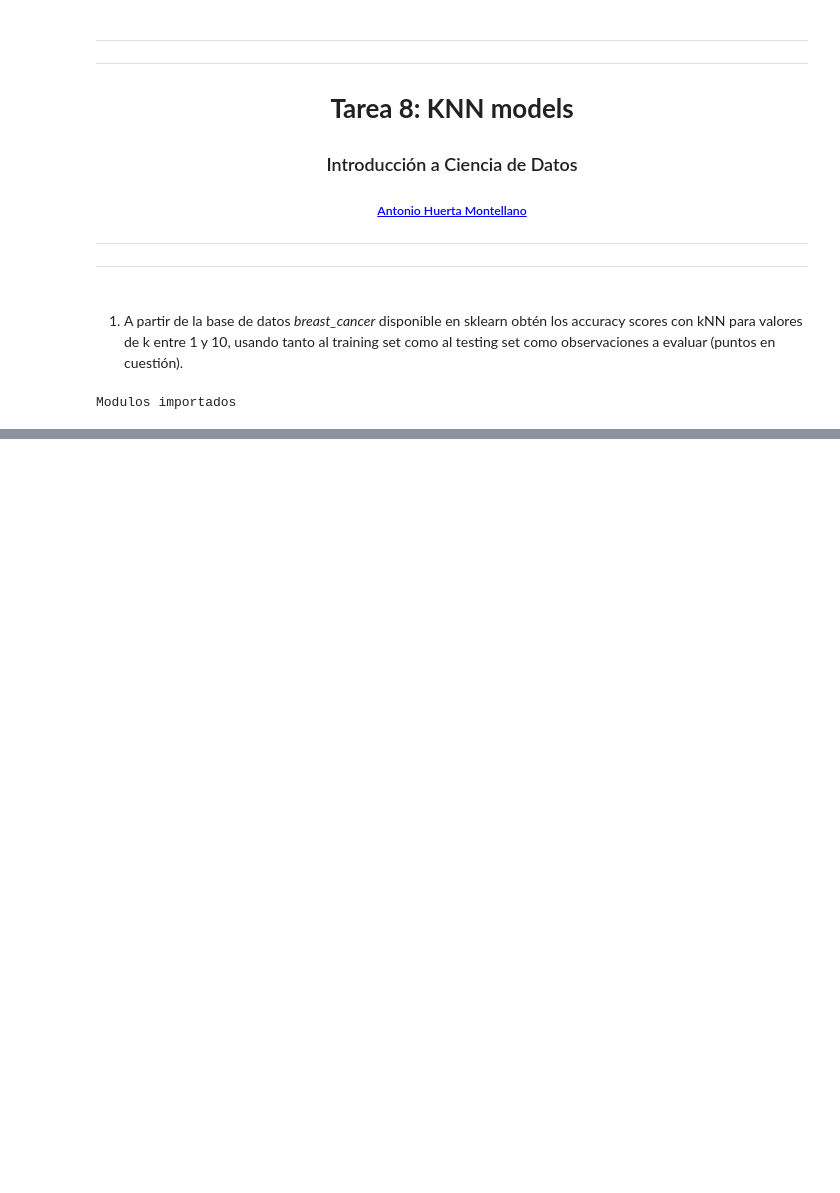
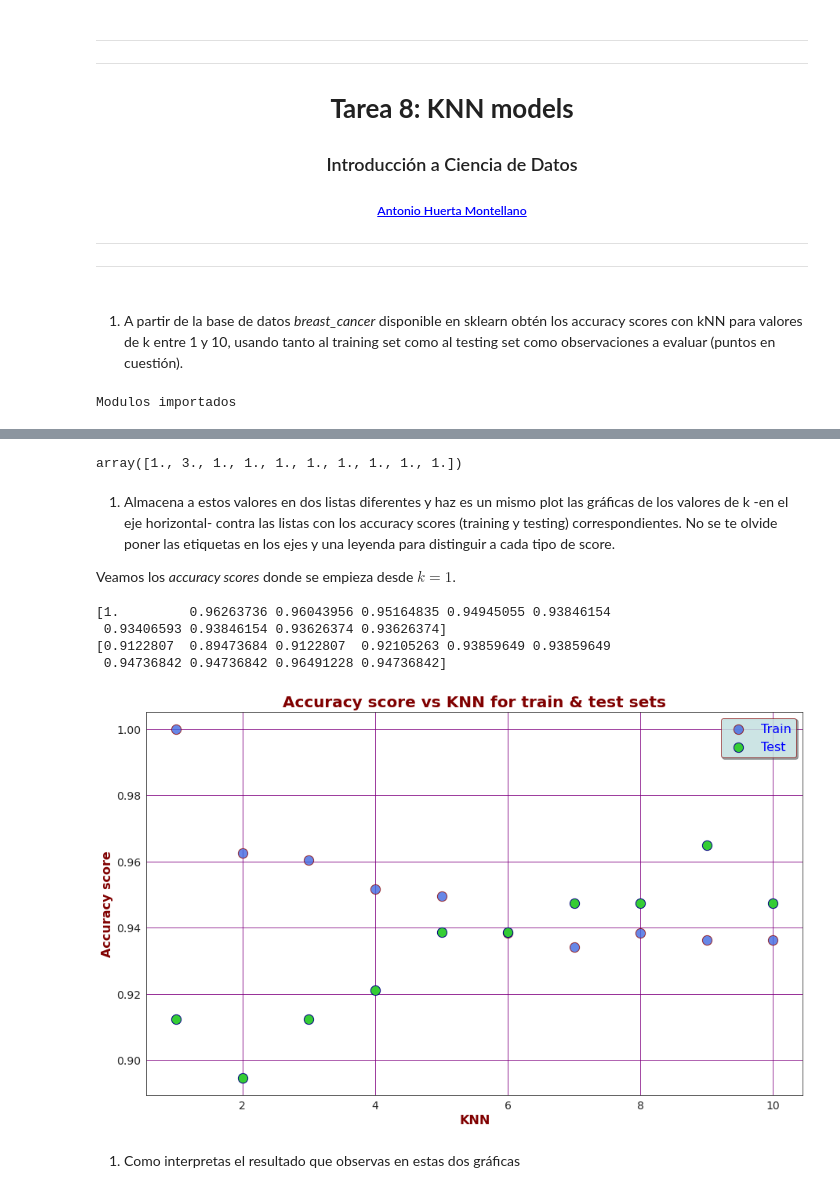
Before and after one commit to PhysTony/ICD_CIDE, a Jupyter notebook: Tareas/Tarea 8/Antonio_Huerta_Montellano_Tarea_8.ipynb, the cells around one changed output, grey strips where cells are left out. Cells and saved outputs as stored; diff of their text form; code cells hidden in the pictures; blank space fills up the shorter version.

```diff
--- a/Tareas/Tarea 8/Antonio_Huerta_Montellano_Tarea_8.ipynb
+++ b/Tareas/Tarea 8/Antonio_Huerta_Montellano_Tarea_8.ipynb
@@ -24,3 +30,4 @@ print("Modulos importados")
 Modulos importados
 # %%
 # Carguemos el dataset
+df_cancer = load_breast_cancer()
@@ -26,0 +70,67 @@ Modulos importados
+# %%
+accuracy_scores_train = np.ones((10))
+accuracy_scores_test = np.ones((10))
+# %%
+accuracy_scores_train[0] = 2
+accuracy_scores_test[1] = 3
+# %%
+accuracy_scores_test
+# %% [output]
+array([1., 3., 1., 1., 1., 1., 1., 1., 1., 1.])
+# %%
+for i in range(10):
+    knn = KNeighborsClassifier(n_neighbors = i + 1,
+                               metric = 'minkowski',
+                               weights = 'uniform')
+
+    knn.fit(X_train, Y_train)
+
+    accuracy_scores_train[i] = knn.score(X_train, Y_train)
+    accuracy_scores_test[i] = knn.score(X_test, Y_test)
+
+    # También se puede hacer con el módulo "metrics" de sklearn y usar el siguiente código:
+    # print("Accuracy:", metrics.accuracy_score(Y_test, calculated_labels))
+# %% [markdown]
+<ol type="I">
+    <li>Almacena a estos valores en dos listas diferentes y haz es un mismo plot las gráficas de los valores de k -en el eje horizontal- contra las listas con los accuracy scores (training  y  testing) correspondientes. No se te olvide poner las etiquetas en los ejes y una leyenda para distinguir a  cada tipo de score.
+</ol>
+Veamos los <em>accuracy scores</em> donde se empieza desde $k=1$.
+# %%
+print(accuracy_scores_train)
+print(accuracy_scores_test)
+# %% [output]
+[1.         0.96263736 0.96043956 0.95164835 0.94945055 0.93846154
+ 0.93406593 0.93846154 0.93626374 0.93626374]
+[0.9122807  0.89473684 0.9122807  0.92105263 0.93859649 0.93859649
+ 0.94736842 0.94736842 0.96491228 0.94736842]
+# %%
+sns.set_style('white')
+sns.regplot(x = np.arange(1,11), y = accuracy_scores_train,
+            fit_reg = False, label="Train",
+            scatter_kws={"color": 'royalblue', 'edgecolor':'darkred', "s":150, "alpha":0.8},
+            line_kws={"color": "#8e00ce"})
+sns.regplot(x = np.arange(1,11), y = accuracy_scores_test,
+            fit_reg = False, label="Test",
+            scatter_kws={"color": 'limegreen', 'edgecolor':'navy', "s":150, "alpha":0.99},
+            line_kws={"color": "#8e00ce"})
+plt.title("Accuracy score vs KNN for train & test sets",
+          fontsize = 20, fontweight = 'bold',
+          color = 'maroon')
+plt.xlabel("KNN", fontsize = 16, fontweight = 'bold',
+          color = 'maroon')
+plt.ylabel("Accuracy score", fontsize = 16, fontweight = 'bold',
+          color = 'maroon')
+plt.xticks(fontsize=14)
+plt.yticks(fontsize=14)
+plt.legend(loc = 'best', fontsize=16,
+           labelcolor = 'blue', facecolor = 'lightcyan',
+           edgecolor = 'maroon', framealpha = 0.7,
+           fancybox = True, shadow = True)
+plt.grid(color='purple', linestyle='-')
+plt.show()
+# %% [output]
+[figure, added]
+# %% [markdown]
+<ol type="I">
+    <li> Como interpretas el resultado que observas en estas dos gráficas
+</ol>
```
Also changed, not shown: parts of 10 cells of this notebook, 3 other files.
